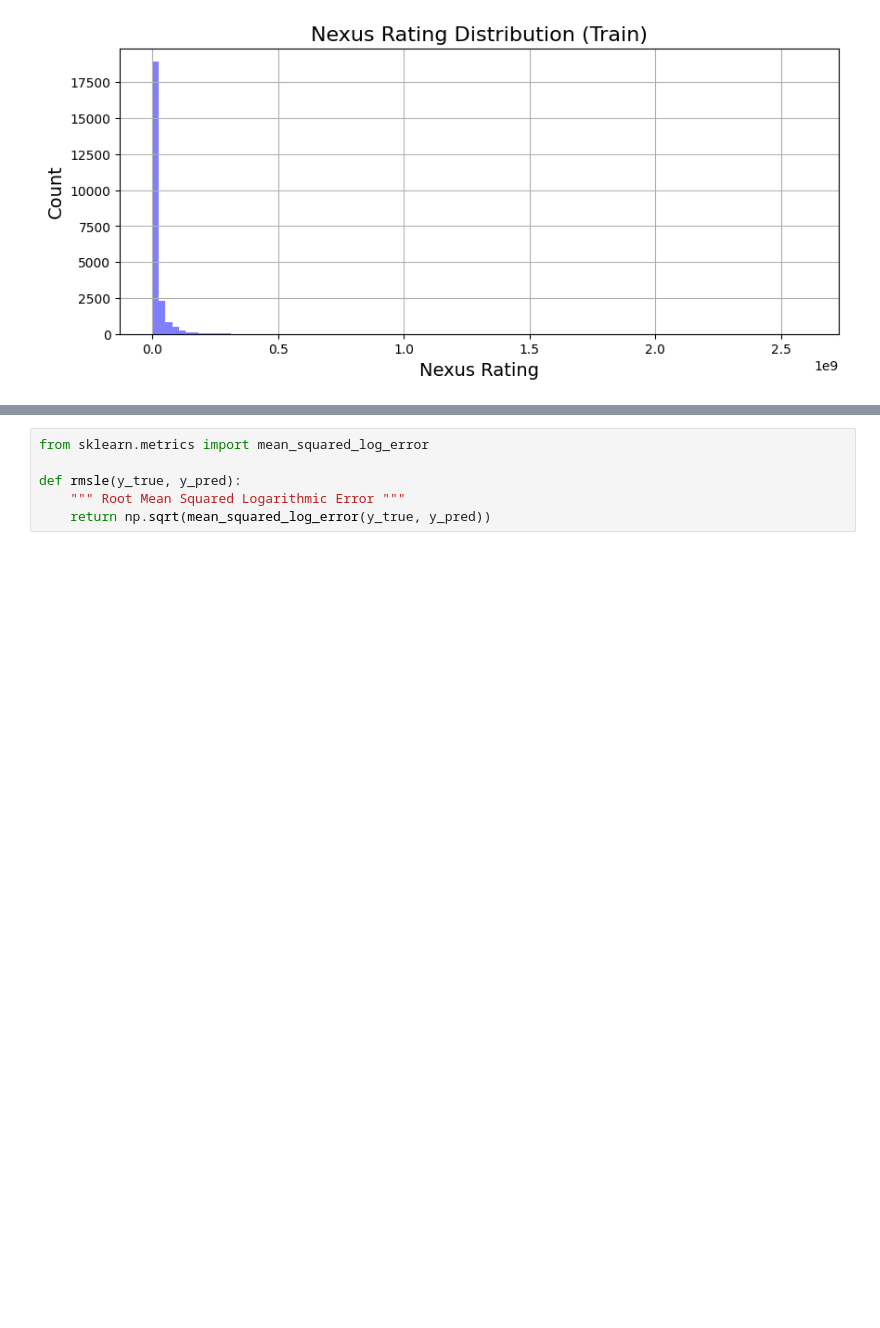
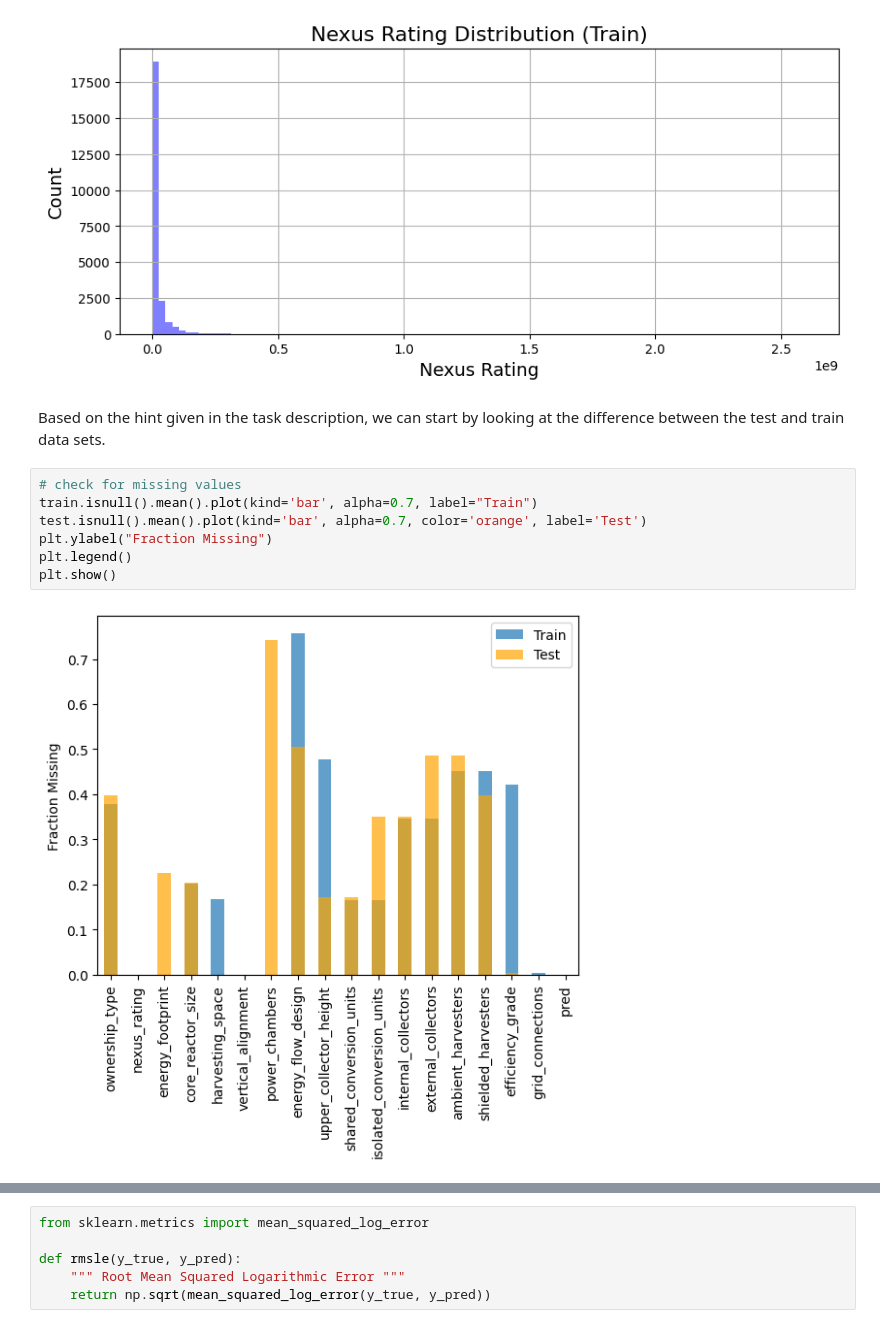
Before and after one commit to fjhanevo/TDT4172, a Jupyter notebook: Assignment1/Chapter_1.ipynb, the cells around one changed output, grey strips where cells are left out. Cells and saved outputs as stored; diff of their text form; blank space fills up the shorter version.

Commit message:
started final mission

```diff
--- a/Assignment1/Chapter_1.ipynb
+++ b/Assignment1/Chapter_1.ipynb
@@ -611,3 +612,14 @@ ax.set_ylabel('Count', fontsize=14)
 # %% [output]
 Text(0, 0.5, 'Count')
 [figure]
+# %% [markdown]
+Based on the hint given in the task description, we can start by looking at the difference between the test and train data sets.
+# %%
+# check for missing values
+train.isnull().mean().plot(kind='bar', alpha=0.7, label="Train")
+test.isnull().mean().plot(kind='bar', alpha=0.7, color='orange', label='Test')
+plt.ylabel("Fraction Missing")
+plt.legend()
+plt.show()
+# %% [output]
+[figure, added]
```
Also changed, not shown: parts of 16 cells of this notebook.
